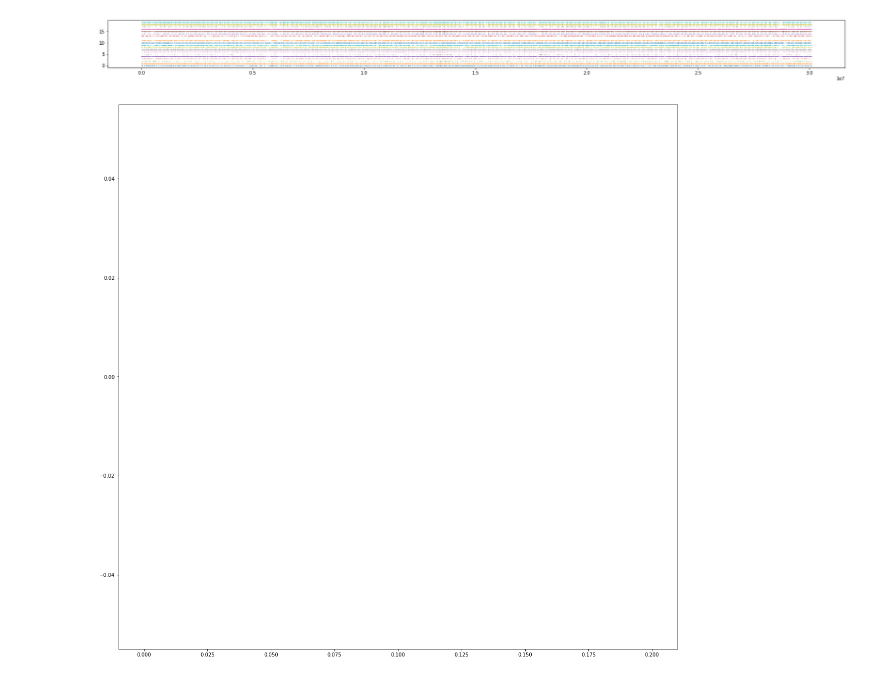
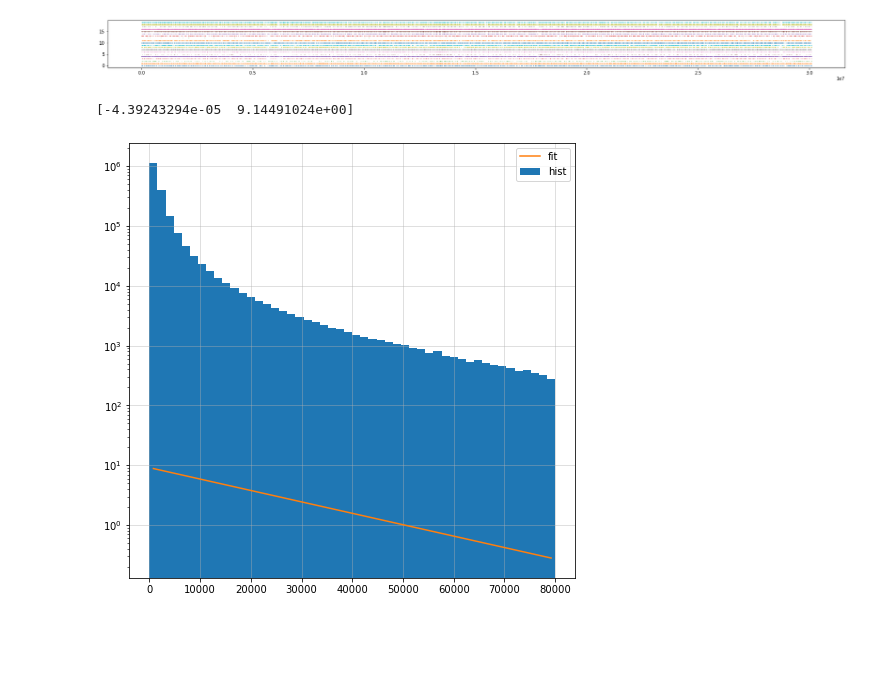
Before and after one commit to ali-mahani/neuro-project, a Jupyter notebook: Code/data analysis.ipynb, the cells around one changed output. Drawn from its saved outputs; the diff is of its cells as text; code cells hidden in the pictures; blank space fills up the shorter version.

```diff
--- a/Code/data analysis.ipynb
+++ b/Code/data analysis.ipynb
@@ -3,7 +3,7 @@ import numpy as np
 import matplotlib.pyplot as plt
 from scipy.io import loadmat
 # %%
-data = loadmat("../i140703-001_lfp-spikes.mat")
+data = loadmat("i140703-001_lfp-spikes.mat")
 
 print(data)
 # %% [output]
@@ -53,13 +47,23 @@ raster_plot()
-# %%
-
-fig, ax = plt.subplots(figsize=(20, 20))
-isi = []
-for i in range(271):
-    lst = data['block']['segments'][0, 0][0, 0]['spiketrains'][0, 0][0, i]['times'][0, 0][0]
-    isi += list(lst[1:] - lst[:-1])
-
-
-ax.hist(np.array(isi), bins=np.linspace(0, 0.2, 51))
-plt.show()
-# %% [output]
-[figure, removed]
+# %%
+fig, ax = plt.subplots(figsize=(8, 8))
+isi = []
+for i in range(n_neurons):
+    lst = data['block']['segments'][0, 0][0, 0]['spiketrains'][0, 0][0, i]['times'][0, 0][0]
+    isi += list(lst[1:] - lst[:-1])
+
+hist, bins = np.histogram(np.array(isi), bins=50, range=(0, 80000), density=False)
+ax.hist(np.array(isi), bins=bins, density=False, histtype='bar', log=True, label="hist")
+
+
+x_axis = (bins[:-1] + bins[1:]) / 2
+p_s = np.polyfit(x_axis[20:], np.log(hist[20:]), deg=1)
+print(p_s)
+rate = p_s[0]
+
+ax.plot(x_axis, p_s[1] * np.exp(p_s[0] * x_axis), label="fit")
+plt.legend(loc='best')
+plt.grid(alpha=0.5)
+plt.show()
+# %% [output]
+[-4.39243294e-05  9.14491024e+00]
+[figure, added]
```
Also changed, not shown: parts of 6 cells of this notebook.
